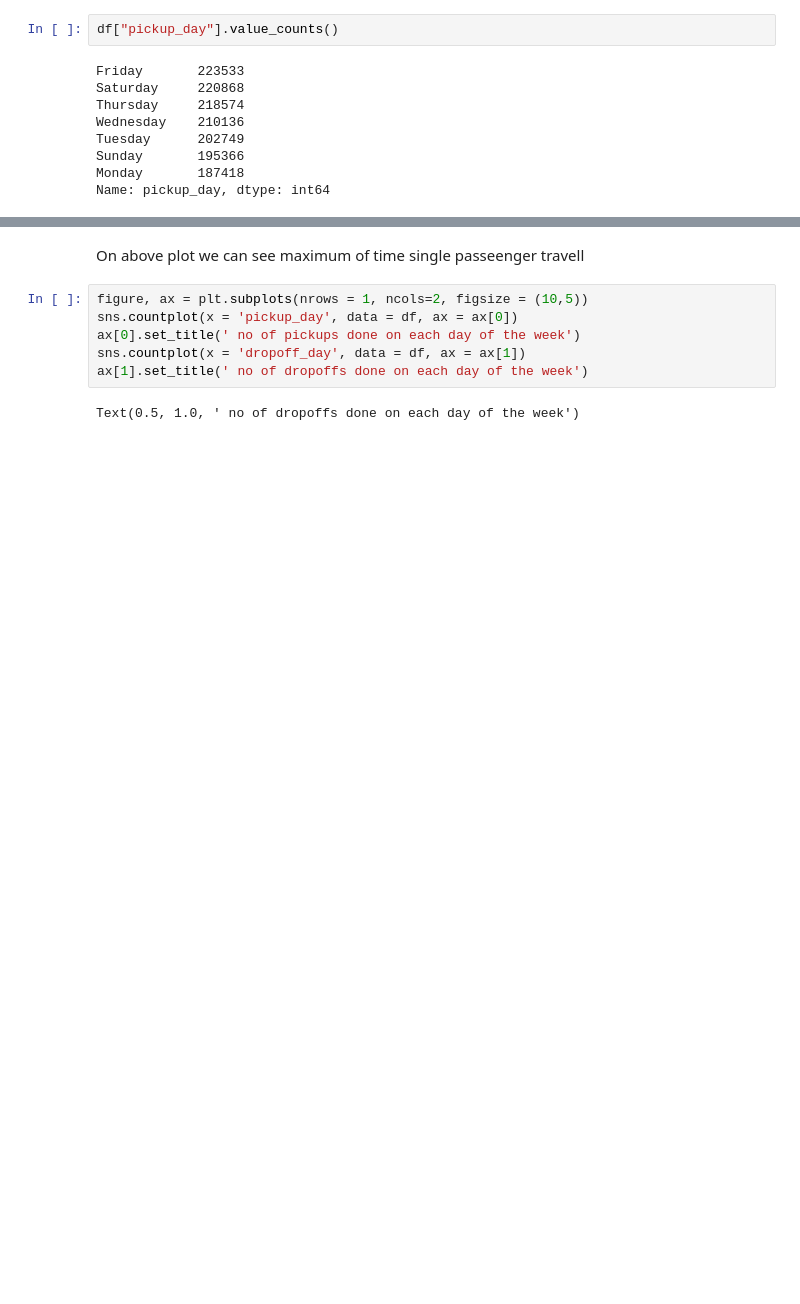
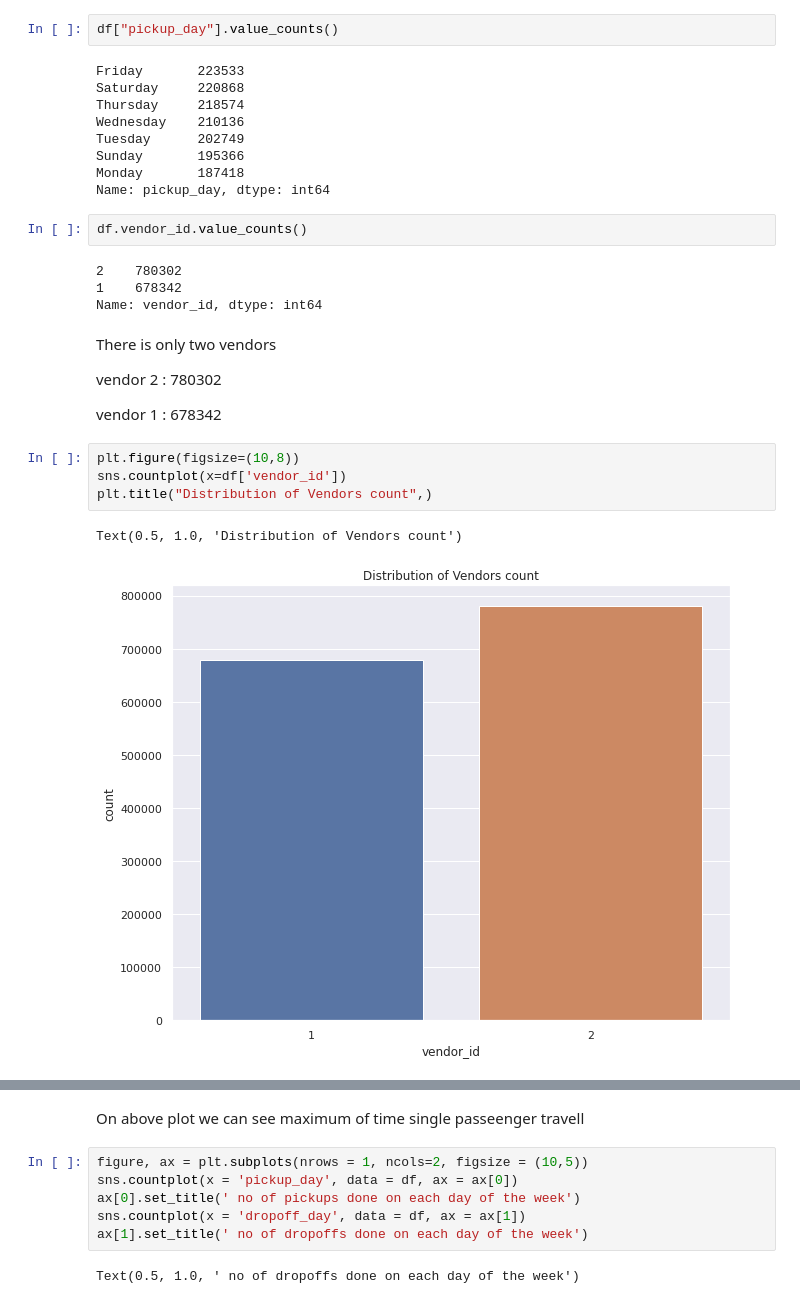
Before and after one commit to sanjaymkr/NYC-Taxi-Trip-Time-Prediction, a Jupyter notebook: Alma_Better_NYC_Taxi_Trip_Time_Prediction_Capstone_Project.ipynb, the cells around one changed output, grey strips where cells are left out. Saved outputs shown, nothing was run; the diff lists cells and outputs as text; blank space fills up the shorter version.

```diff
--- a/Alma_Better_NYC_Taxi_Trip_Time_Prediction_Capstone_Project.ipynb
+++ b/Alma_Better_NYC_Taxi_Trip_Time_Prediction_Capstone_Project.ipynb
@@ -183,3 +190,22 @@ Tuesday      202749
 Sunday       195366
 Monday       187418
 Name: pickup_day, dtype: int64
+# %%
+df.vendor_id.value_counts()
+# %% [output]
+2    780302
+1    678342
+Name: vendor_id, dtype: int64
+# %% [markdown]
+There is only two vendors
+
+vendor 2 : 780302
+
+vendor 1 : 678342
+# %%
+plt.figure(figsize=(10,8))
+sns.countplot(x=df['vendor_id'])
+plt.title("Distribution of Vendors count",)
+# %% [output]
+Text(0.5, 1.0, 'Distribution of Vendors count')
+[figure, added]
```
Also changed, not shown: parts of 16 cells of this notebook.
